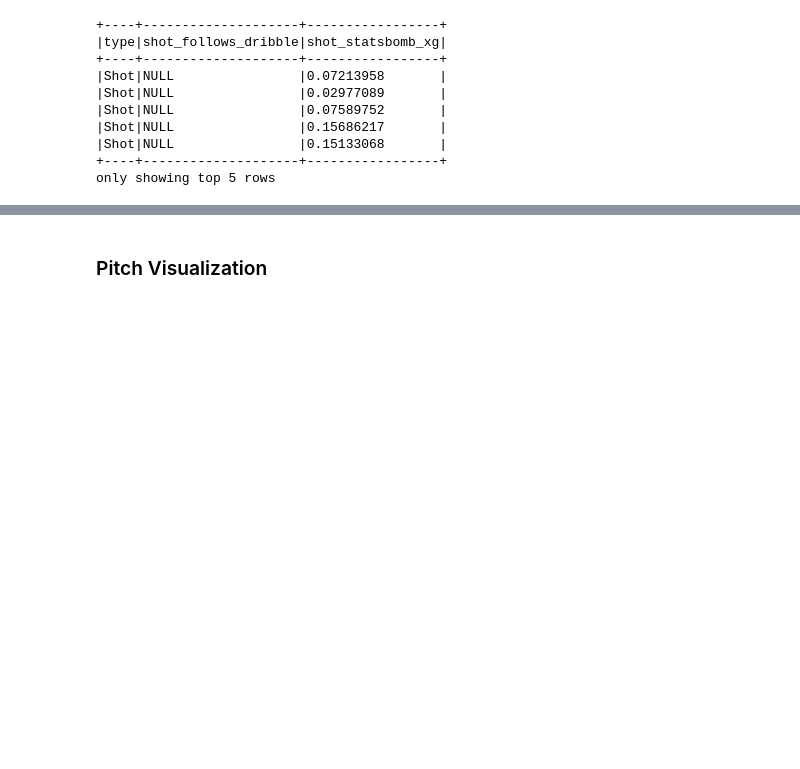
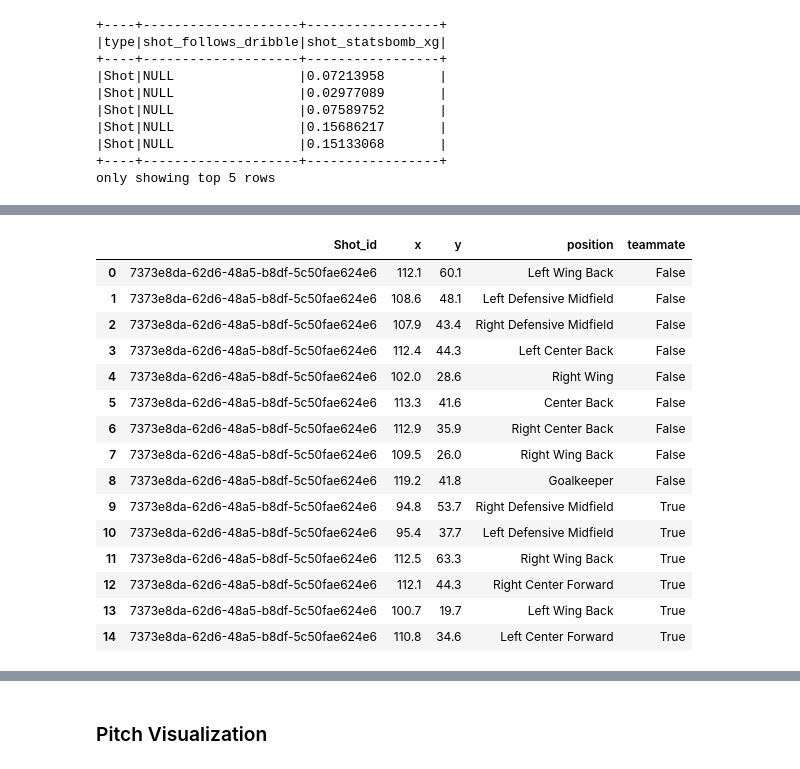
Before and after one commit to GuechtouliAnis/xG-model, a Jupyter notebook: xG_features.ipynb, the cells around one changed output, grey strips where cells are left out. Saved outputs shown, nothing was run; the diff lists cells and outputs as text; code cells hidden in the pictures; blank space fills up the shorter version.

```diff
--- a/xG_features.ipynb
+++ b/xG_features.ipynb
@@ -352,0 +400,19 @@ only showing top 5 rows
+# %%
+shot_freeze_frame
+# %% [output]
+|  | Shot_id | x | y | position | teammate |
+| 0 | 7373e8da-62d6-48a5-b8df-5c50fae624e6 | 112.1 | 60.1 | Left Wing Back | False |
+| 1 | 7373e8da-62d6-48a5-b8df-5c50fae624e6 | 108.6 | 48.1 | Left Defensive Midfield | False |
+| 2 | 7373e8da-62d6-48a5-b8df-5c50fae624e6 | 107.9 | 43.4 | Right Defensive Midfield | False |
+| 3 | 7373e8da-62d6-48a5-b8df-5c50fae624e6 | 112.4 | 44.3 | Left Center Back | False |
+| 4 | 7373e8da-62d6-48a5-b8df-5c50fae624e6 | 102.0 | 28.6 | Right Wing | False |
+| 5 | 7373e8da-62d6-48a5-b8df-5c50fae624e6 | 113.3 | 41.6 | Center Back | False |
+| 6 | 7373e8da-62d6-48a5-b8df-5c50fae624e6 | 112.9 | 35.9 | Right Center Back | False |
+| 7 | 7373e8da-62d6-48a5-b8df-5c50fae624e6 | 109.5 | 26.0 | Right Wing Back | False |
+| 8 | 7373e8da-62d6-48a5-b8df-5c50fae624e6 | 119.2 | 41.8 | Goalkeeper | False |
+| 9 | 7373e8da-62d6-48a5-b8df-5c50fae624e6 | 94.8 | 53.7 | Right Defensive Midfield | True |
+| 10 | 7373e8da-62d6-48a5-b8df-5c50fae624e6 | 95.4 | 37.7 | Left Defensive Midfield | True |
+| 11 | 7373e8da-62d6-48a5-b8df-5c50fae624e6 | 112.5 | 63.3 | Right Wing Back | True |
+| 12 | 7373e8da-62d6-48a5-b8df-5c50fae624e6 | 112.1 | 44.3 | Right Center Forward | True |
+| 13 | 7373e8da-62d6-48a5-b8df-5c50fae624e6 | 100.7 | 19.7 | Left Wing Back | True |
+| 14 | 7373e8da-62d6-48a5-b8df-5c50fae624e6 | 110.8 | 34.6 | Left Center Forward | True |
```
Also changed, not shown: parts of 20 cells of this notebook, 2 other files.
